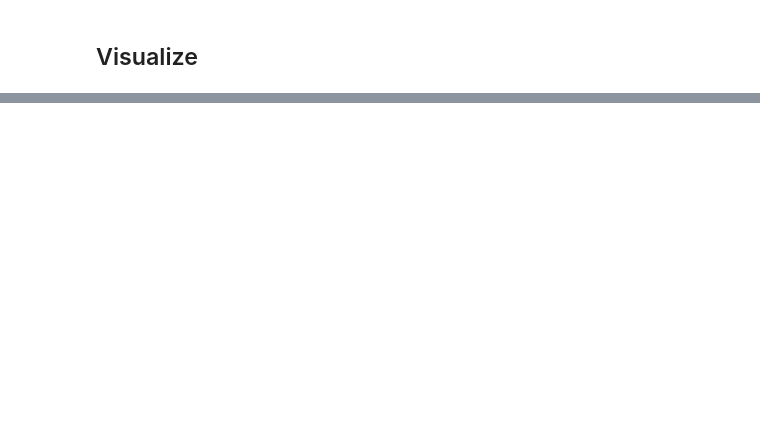
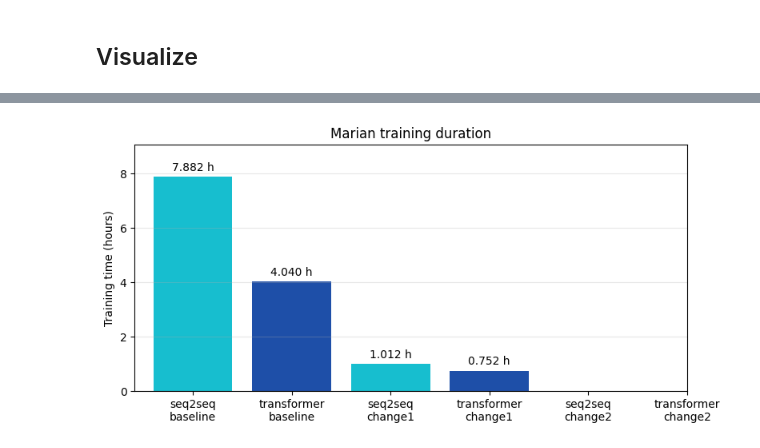
Before and after one commit to lawun330/basic-neural-machine-translation, a Jupyter notebook: notebooks/visualize.ipynb, the cells around one changed output, grey strips where cells are left out. Saved outputs shown, nothing was run; the diff lists cells and outputs as text; code cells hidden in the pictures; blank space fills up the shorter version.

```diff
--- a/notebooks/visualize.ipynb
+++ b/notebooks/visualize.ipynb
@@ -244,0 +242,6 @@ def bleu_pivot(df: pd.DataFrame, value: str = "bleu") -> pd.DataFrame:
+# %%
+def parse_bleu(path: Path) -> float | None:
+    if not path.exists():
+        return None
+    m = MULTI_BLEU_RE.search(path.read_text(encoding="utf-8"))
+    return float(m.group(1)) if m else None
@@ -310,0 +326,26 @@ plt.show()
+# %%
+fig, ax = plt.subplots(figsize=(8, 4))
+
+x = range(len(df))
+bars = ax.bar(
+    x,
+    df["training_hours"],
+    color=[COLORS[m] for m in df["model"]],
+)
+
+ymax = df["training_hours"].max()
+ax.set_ylim(0, ymax * 1.15)  # add 15% headroom
+
+ax.set_xticks(x)
+ax.set_xticklabels(df["xlabel"], rotation=0)
+ax.set_ylabel("Training time (hours)")
+ax.set_title("Marian training duration")
+ax.bar_label(bars, fmt="%.3f h", padding=3)
+ax.grid(axis="y", alpha=0.3)
+
+plt.tight_layout()
+fig.savefig(IMG_DIR / "nmt_training_time.png", dpi=150, bbox_inches="tight")
+
+plt.show()
+# %% [output]
+[figure, added]
```
Also changed, not shown: parts of 73 cells of this notebook, 7 other files.
